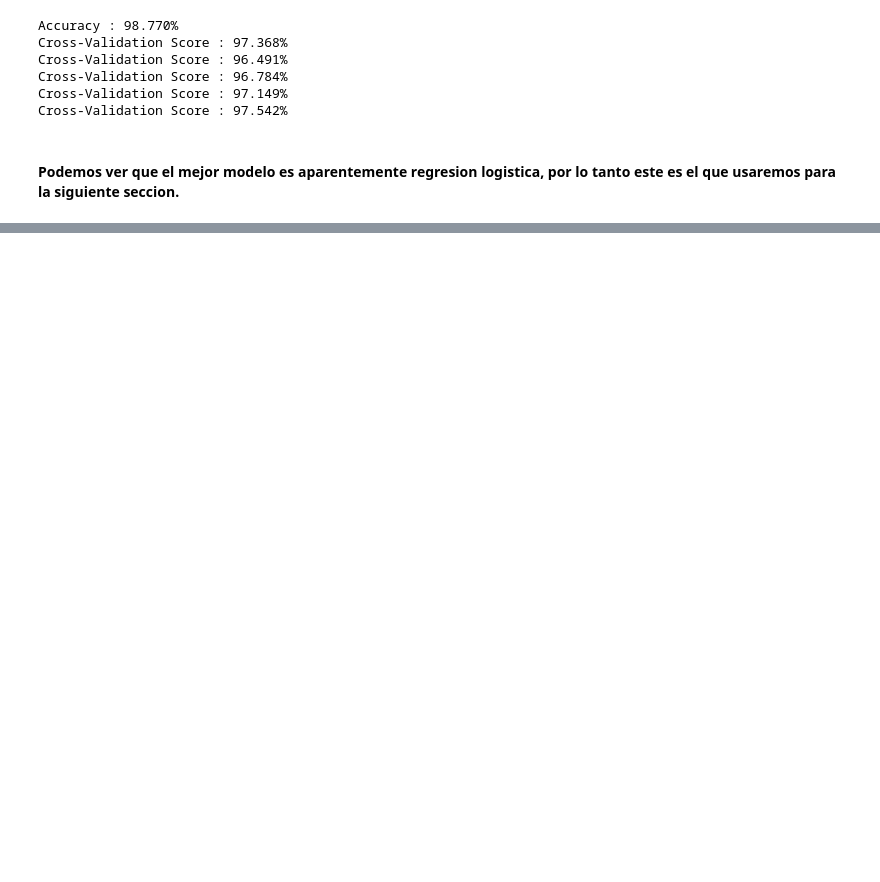
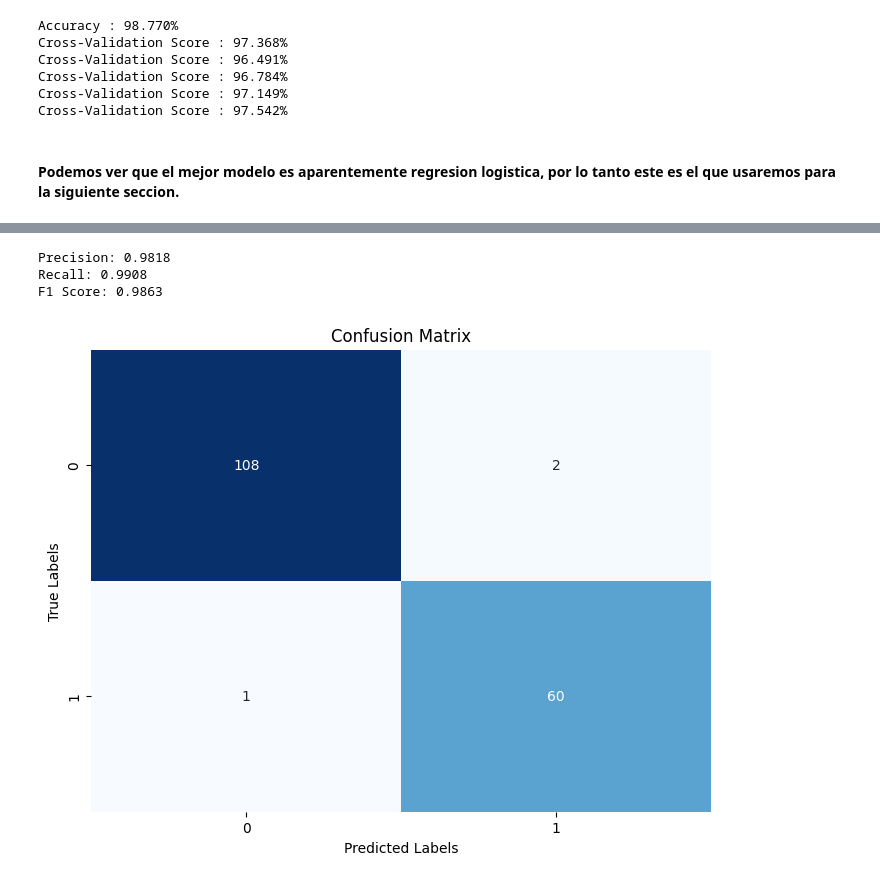
Before and after one commit to fernandofloresg/ProgramacionII, a Jupyter notebook: Challenges/01 - Cancer/Challenge.ipynb, the cells around one changed output, grey strips where cells are left out. Drawn from its saved outputs; the diff is of its cells as text; code cells hidden in the pictures; blank space fills up the shorter version.

Commit message:
Added Metrics section

```diff
--- a/Challenges/01 - Cancer/Challenge.ipynb
+++ b/Challenges/01 - Cancer/Challenge.ipynb
@@ -336,0 +337,37 @@ Cross-Validation Score : 97.542%
+# %%
+# Use logistic regression
+train, test = train_test_split(data, test_size = 0.3)
+prediction_var = [c for c in data.columns if c not in ["diagnosis"]]
+
+train_X = train[prediction_var]
+train_y=train.diagnosis
+
+test_X= test[prediction_var]
+test_y =test.diagnosis
+model=LogisticRegression()
+model.fit(train_X, train_y)
+pred_y=model.predict(test_X)
+from sklearn.metrics import precision_score
+from sklearn.metrics import recall_score
+from sklearn.metrics import f1_score
+precision = metrics.precision_score(pred_y, test_y, pos_label="B")
+recall = metrics.recall_score(pred_y, test_y, pos_label="B")
+f1 = metrics.f1_score(pred_y, test_y, pos_label="B")
+print(f'Precision: {precision:.4f}')
+print(f'Recall: {recall:.4f}')
+print(f'F1 Score: {f1:.4f}')
+# %% [output]
+Precision: 0.9818
+Recall: 0.9908
+F1 Score: 0.9863
+# %%
+from sklearn.metrics import confusion_matrix
+cm = confusion_matrix(test_y, pred_y)
+plt.figure(figsize=(8, 6))
+sns.heatmap(cm, annot=True, fmt="d", cmap="Blues", cbar=False)
+plt.xlabel('Predicted Labels')
+plt.ylabel('True Labels')
+plt.title('Confusion Matrix')
+plt.show()
+# %% [output]
+[figure, added]
```
Also changed, not shown: parts of 6 cells of this notebook.
